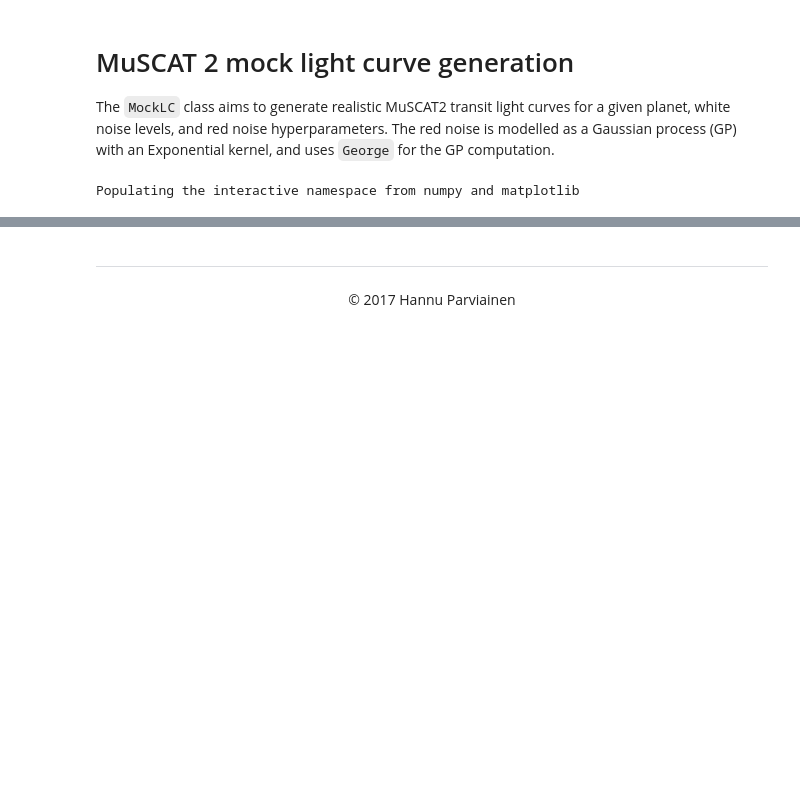
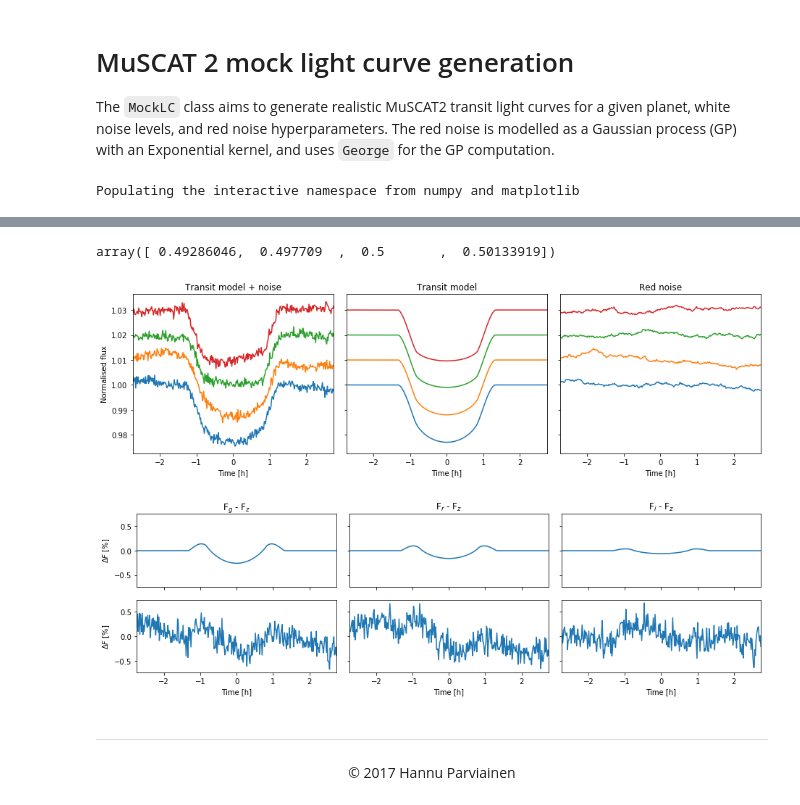
Before and after one commit to hpparvi/MuSCAT2_transit_pipeline, a Jupyter notebook: notebook/create_mock_lc.ipynb, the cells around one changed output, grey strips where cells are left out. Drawn from its saved outputs; the diff is of its cells as text; code cells hidden in the pictures; blank space fills up the shorter version.

```diff
--- a/notebook/create_mock_lc.ipynb
+++ b/notebook/create_mock_lc.ipynb
@@ -118,3 +52,13 @@ lc.plot()
+# %%
+lc2 = MockLC('CoRoT-1b', bltime=1.5, i_contamination=0.5, contaminant_temperature=6200)
+lc2.create(wnsigma=[0.001, 0.001, 0.001, 0.001], rnsigma=0.005, rntscale=0.5)
+lc2.plot()
+lc2.plot_color_difference()
+lc2.contamination
+# %% [output]
+array([ 0.49286046,  0.497709  ,  0.5       ,  0.50133919])
+[figure, added]
+[figure, added]
 # %% [markdown]
 ---
 <center>&copy; 2017 Hannu Parviainen</center>
```
Also changed, not shown: parts of 9 cells of this notebook.
